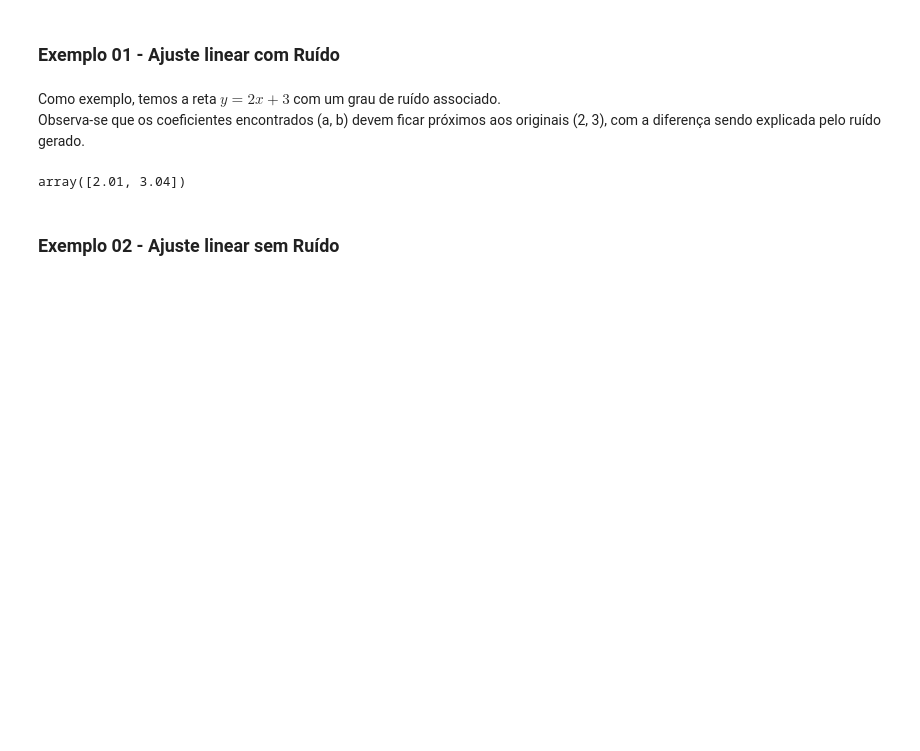
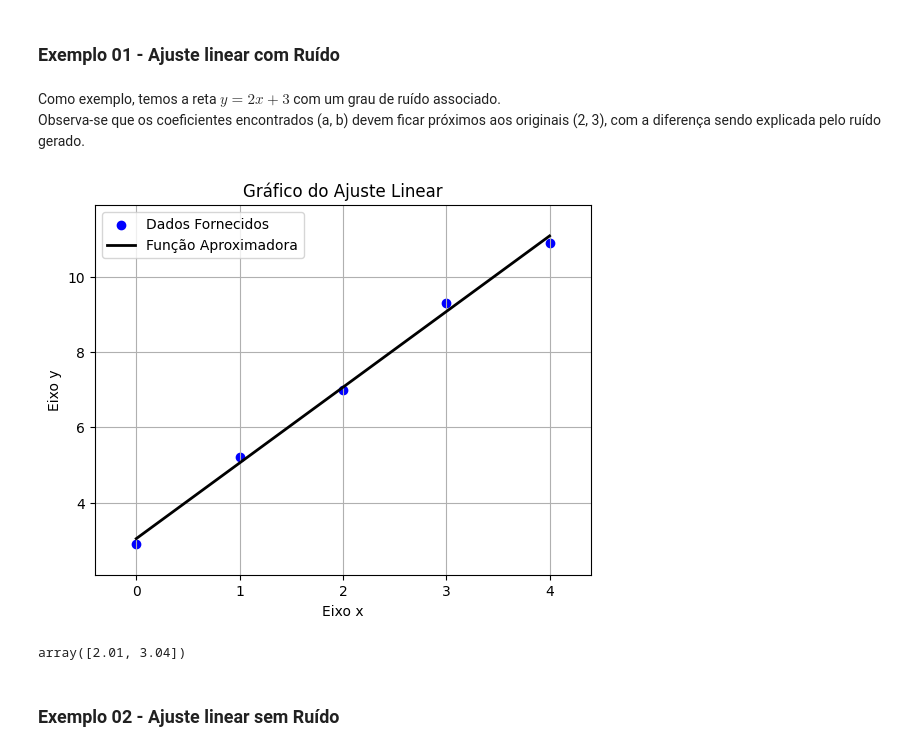
Before and after one commit to Mateus-Band/CB2325NumericaG07, a Jupyter notebook: notebooks_demos/aproximacao_demo.ipynb, the cells around one changed output. Saved outputs shown, nothing was run; the diff lists cells and outputs as text; code cells hidden in the pictures; blank space fills up the shorter version.

Commit message:
Pequenos ajustes e correções nas variáveis em de aproximação

```diff
--- a/notebooks_demos/aproximacao_demo.ipynb
+++ b/notebooks_demos/aproximacao_demo.ipynb
@@ -43,11 +43,12 @@ Como exemplo, temos a reta $y = 2x + 3$ com um grau de ruído associado.
 <br>
 Observa-se que os coeficientes encontrados (a, b) devem ficar próximos aos originais (2, 3), com a diferença sendo explicada pelo ruído gerado.
 # %%
-X = [0, 1, 2, 3, 4]
-Y = [2.9, 5.2, 7.0, 9.3, 10.9]
+valores_x = [0, 1, 2, 3, 4]
+valores_y = [2.9, 5.2, 7.0, 9.3, 10.9]
 
-ajuste_linear(X, Y)
+ajuste_linear(valores_x, valores_y, plt_grafico=True)
 # %% [output]
+[figure, added]
 array([2.01, 3.04])
 # %% [markdown]
 ### Exemplo 02 - Ajuste linear sem Ruído
```
Also changed, not shown: parts of 13 cells of this notebook, 2 other files.
